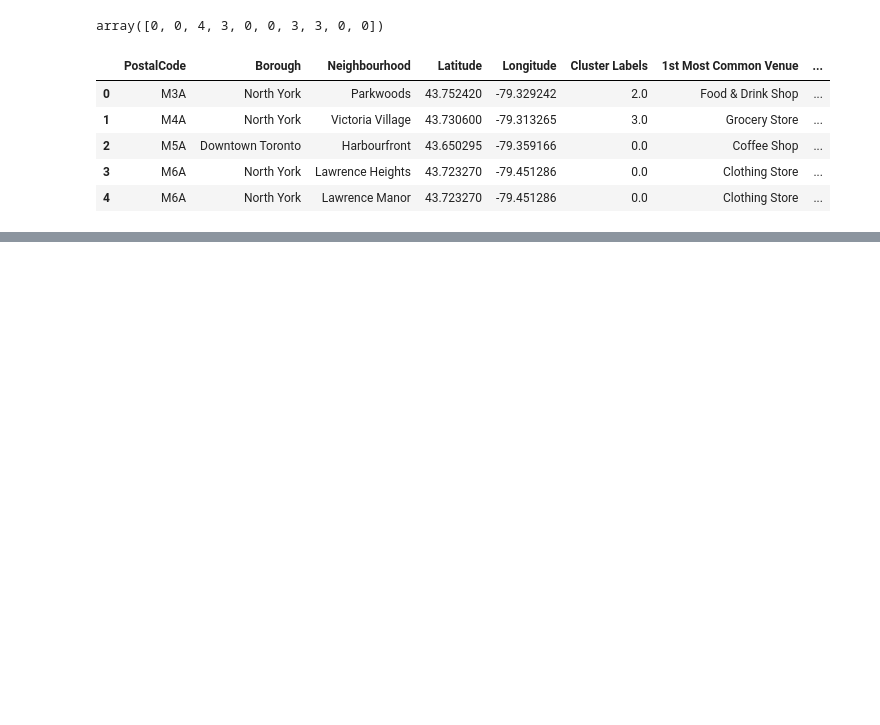
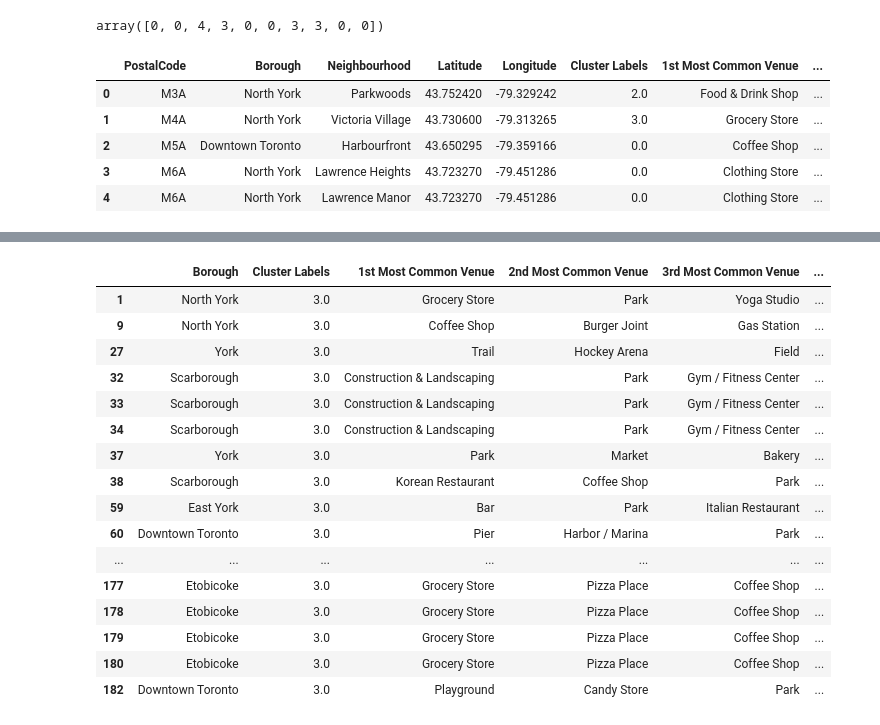
Before and after one commit to afilcheff/IBM-Data-Science, a Jupyter notebook: Segmenting and Clustering Neighborhoods in Toronto.ipynb, the cells around one changed output, grey strips where cells are left out. Saved outputs shown, nothing was run; the diff lists cells and outputs as text; code cells hidden in the pictures; blank space fills up the shorter version.

```diff
--- a/Segmenting and Clustering Neighborhoods in Toronto.ipynb
+++ b/Segmenting and Clustering Neighborhoods in Toronto.ipynb
@@ -479,0 +518,20 @@ map_clusters
+# %%
+toronto_merged.loc[toronto_merged['Cluster Labels'] == 3, toronto_merged.columns[[1] + list(range(5, toronto_merged.shape[1]))]]
+# %% [output]
+|  | Borough | Cluster Labels | 1st Most Common Venue | 2nd Most Common Venue | 3rd Most Common Venue | ... |
+| 1 | North York | 3.0 | Grocery Store | Park | Yoga Studio | ... |
+| 9 | North York | 3.0 | Coffee Shop | Burger Joint | Gas Station | ... |
+| 27 | York | 3.0 | Trail | Hockey Arena | Field | ... |
+| 32 | Scarborough | 3.0 | Construction & Landscaping | Park | Gym / Fitness Center | ... |
+| 33 | Scarborough | 3.0 | Construction & Landscaping | Park | Gym / Fitness Center | ... |
+| 34 | Scarborough | 3.0 | Construction & Landscaping | Park | Gym / Fitness Center | ... |
+| 37 | York | 3.0 | Park | Market | Bakery | ... |
+| 38 | Scarborough | 3.0 | Korean Restaurant | Coffee Shop | Park | ... |
+| 59 | East York | 3.0 | Bar | Park | Italian Restaurant | ... |
+| 60 | Downtown Toronto | 3.0 | Pier | Harbor / Marina | Park | ... |
+| ... | ... | ... | ... | ... | ... | ... |
+| 177 | Etobicoke | 3.0 | Grocery Store | Pizza Place | Coffee Shop | ... |
+| 178 | Etobicoke | 3.0 | Grocery Store | Pizza Place | Coffee Shop | ... |
+| 179 | Etobicoke | 3.0 | Grocery Store | Pizza Place | Coffee Shop | ... |
+| 180 | Etobicoke | 3.0 | Grocery Store | Pizza Place | Coffee Shop | ... |
+| 182 | Downtown Toronto | 3.0 | Playground | Candy Store | Park | ... |
```
Also changed, not shown: parts of 4 cells of this notebook.
